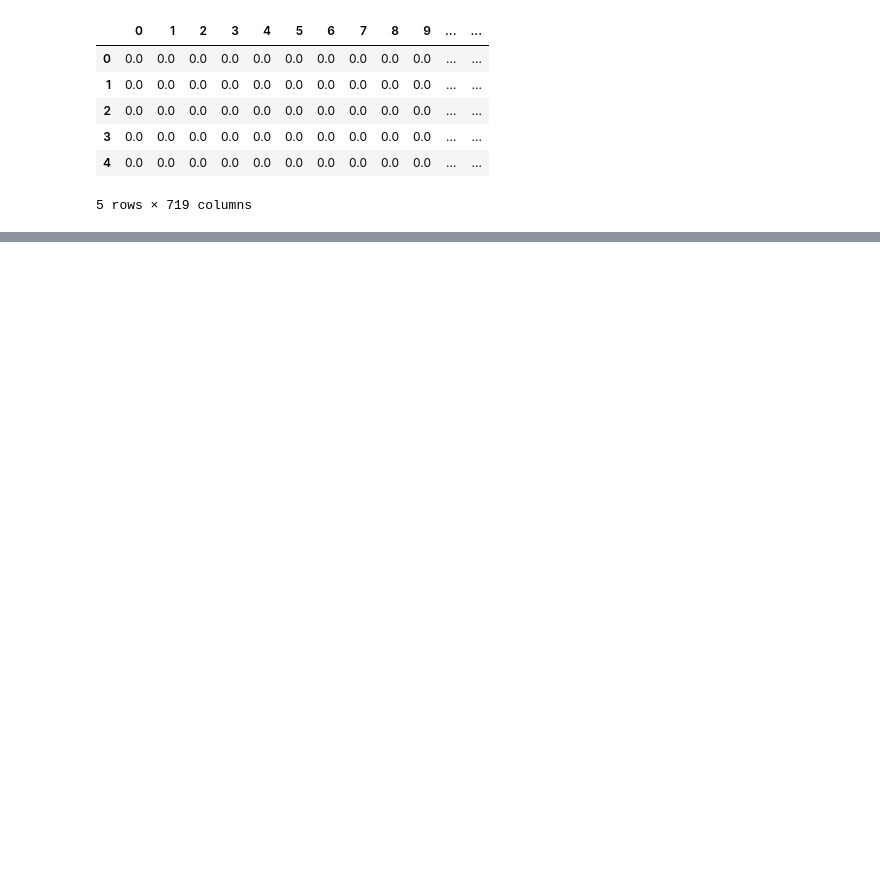
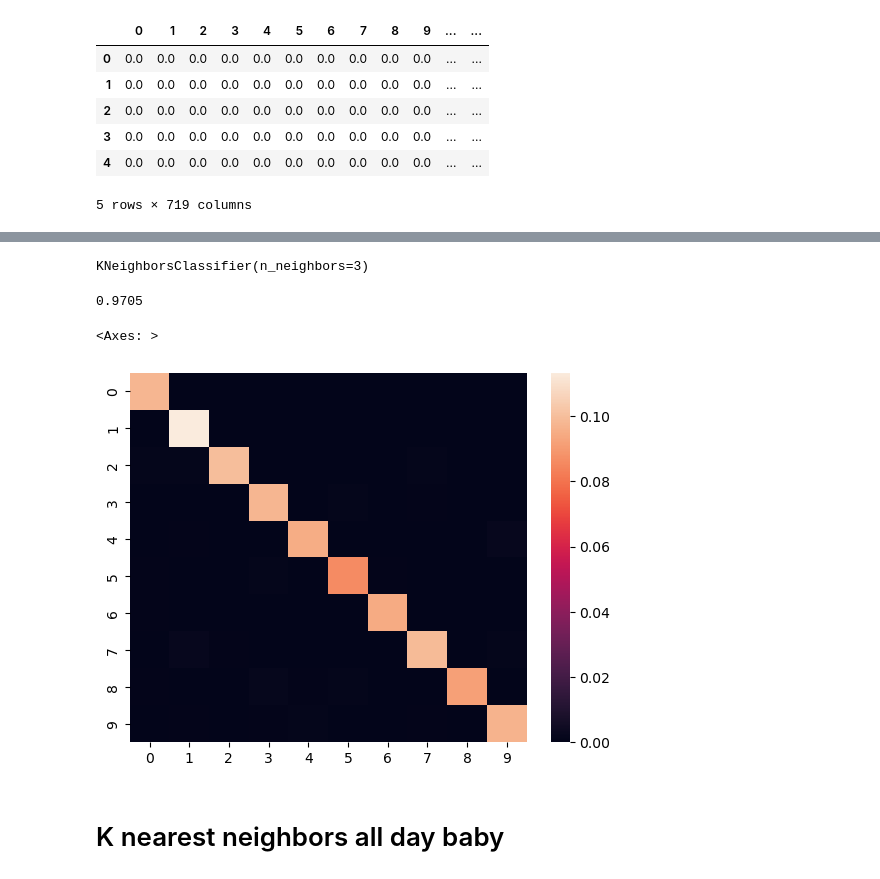
Before and after one commit to Nopenop/ml-assignment-2, a Jupyter notebook: main.ipynb, the cells around one changed output, grey strips where cells are left out. Cells and saved outputs as stored; diff of their text form; code cells hidden in the pictures; blank space fills up the shorter version.

```diff
--- a/main.ipynb
+++ b/main.ipynb
@@ -165,0 +244,20 @@ X.head()
+# %%
+from sklearn.neighbors import KNeighborsClassifier
+neigh = KNeighborsClassifier(n_neighbors=3)
+neigh.fit(X_train, y_train)
+# %% [output]
+KNeighborsClassifier(n_neighbors=3)
+# %%
+neigh.score(X_test, y_test)
+# %% [output]
+0.9705
+# %%
+y_pred = neigh.predict(X_test)
+cm = pd.DataFrame(confusion_matrix(y_test, y_pred, normalize='all'))
+# %%
+sns.heatmap(cm)
+# %% [output]
+<Axes: >
+[figure, added]
+# %% [markdown]
+# K nearest neighbors all day baby
```
Also changed, not shown: parts of 16 cells of this notebook.
